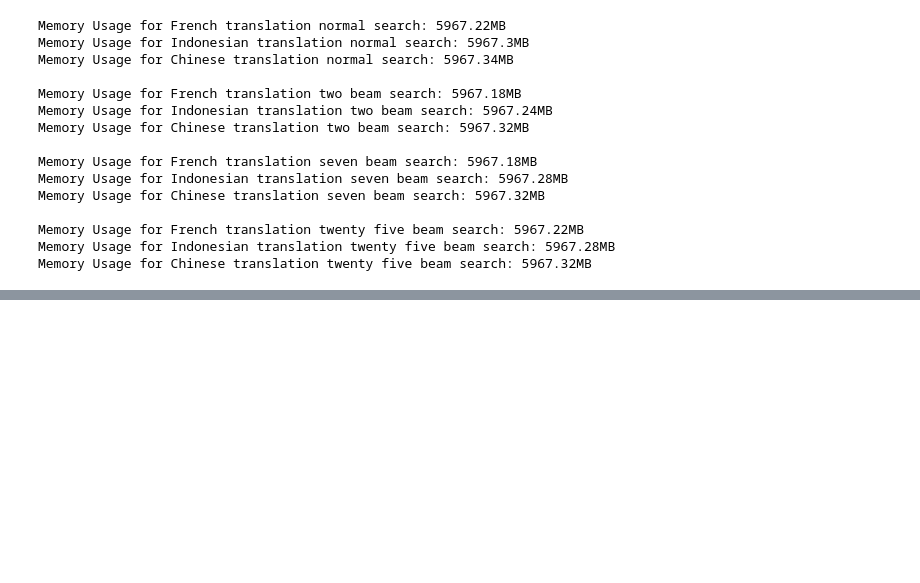
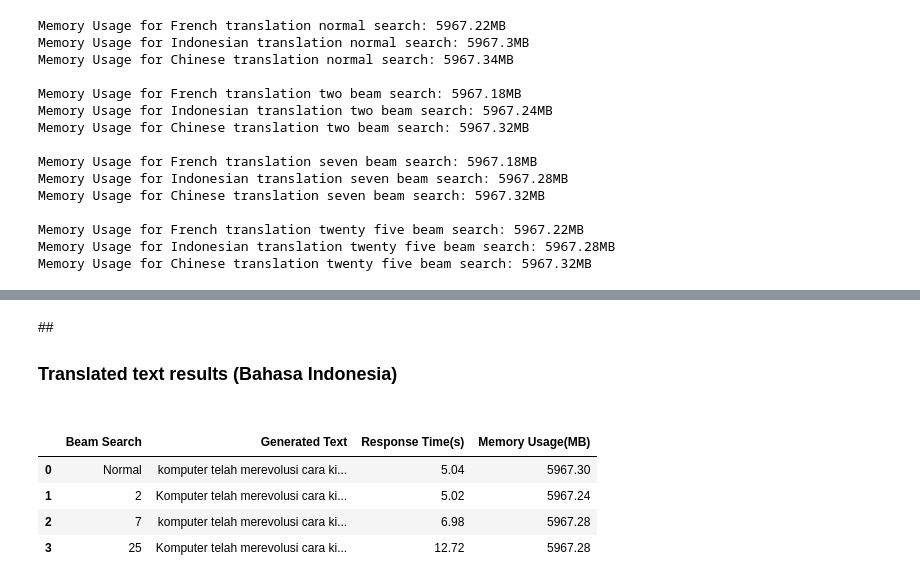
Before and after one commit to pureskill714/ICT3102-assignment2, a Jupyter notebook: 3102Assignment2.ipynb, the cells around one changed output, grey strips where cells are left out. Saved outputs shown, nothing was run; the diff lists cells and outputs as text; code cells hidden in the pictures; blank space fills up the shorter version.

```diff
--- a/3102Assignment2.ipynb
+++ b/3102Assignment2.ipynb
@@ -3125,0 +3157,29 @@ Memory Usage for Chinese translation twenty five beam search: 5967.32MB
+# %% [markdown]
+##<h3><b>Translated text results (Bahasa Indonesia)</b><h3>
+# %%
+import pandas as pd
+
+# Sample data
+data = {
+    'Beam Search': ["Normal", 2, 7, 25],
+    'Generated Text': [
+         translated_text_MarianMTIndonesian_normalSearch,
+         translated_text_MarianMTIndonesian_twoBeam,
+        translated_text_MarianMTIndonesian_sevenBeam,
+        translated_text_MarianMTIndonesian_twentyFiveBeam
+    ],
+    'Response Time(s)': [f"{response_time_MarianMTIndonesian_normalSearch:.2f}", f"{response_time_MarianMTIndonesian_twoBeam:.2f}", f"{response_time_MarianMTIndonesian_sevenBeam:.2f}", f"{response_time_MarianMTIndonesian_twentyFiveBeam:.2f}"],
+    'Memory Usage(MB)': [marianMTIndonesian_mNormal, marianMTIndonesian_m2, marianMTIndonesian_m7, marianMTIndonesian_m25]
+}
+
+# Create a DataFrame
+df = pd.DataFrame(data)
+
+# Display the DataFrame
+df
+# %% [output]
+|  | Beam Search | Generated Text | Response Time(s) | Memory Usage(MB) |
+| 0 | Normal | komputer telah merevolusi cara ki... | 5.04 | 5967.30 |
+| 1 | 2 | Komputer telah merevolusi cara ki... | 5.02 | 5967.24 |
+| 2 | 7 | komputer telah merevolusi cara ki... | 6.98 | 5967.28 |
+| 3 | 25 | Komputer telah merevolusi cara ki... | 12.72 | 5967.28 |
```
Also changed, not shown: parts of 5 cells of this notebook.
